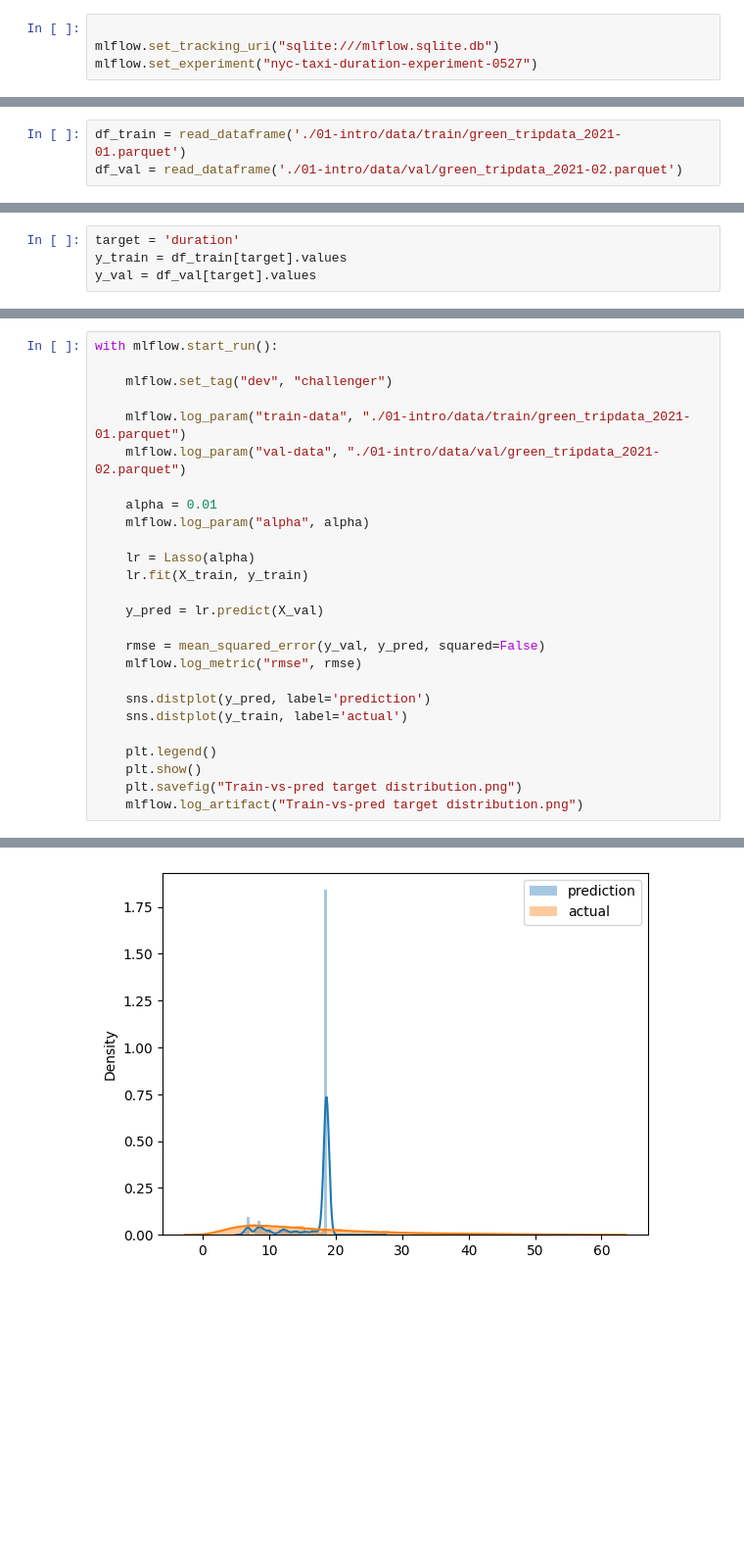
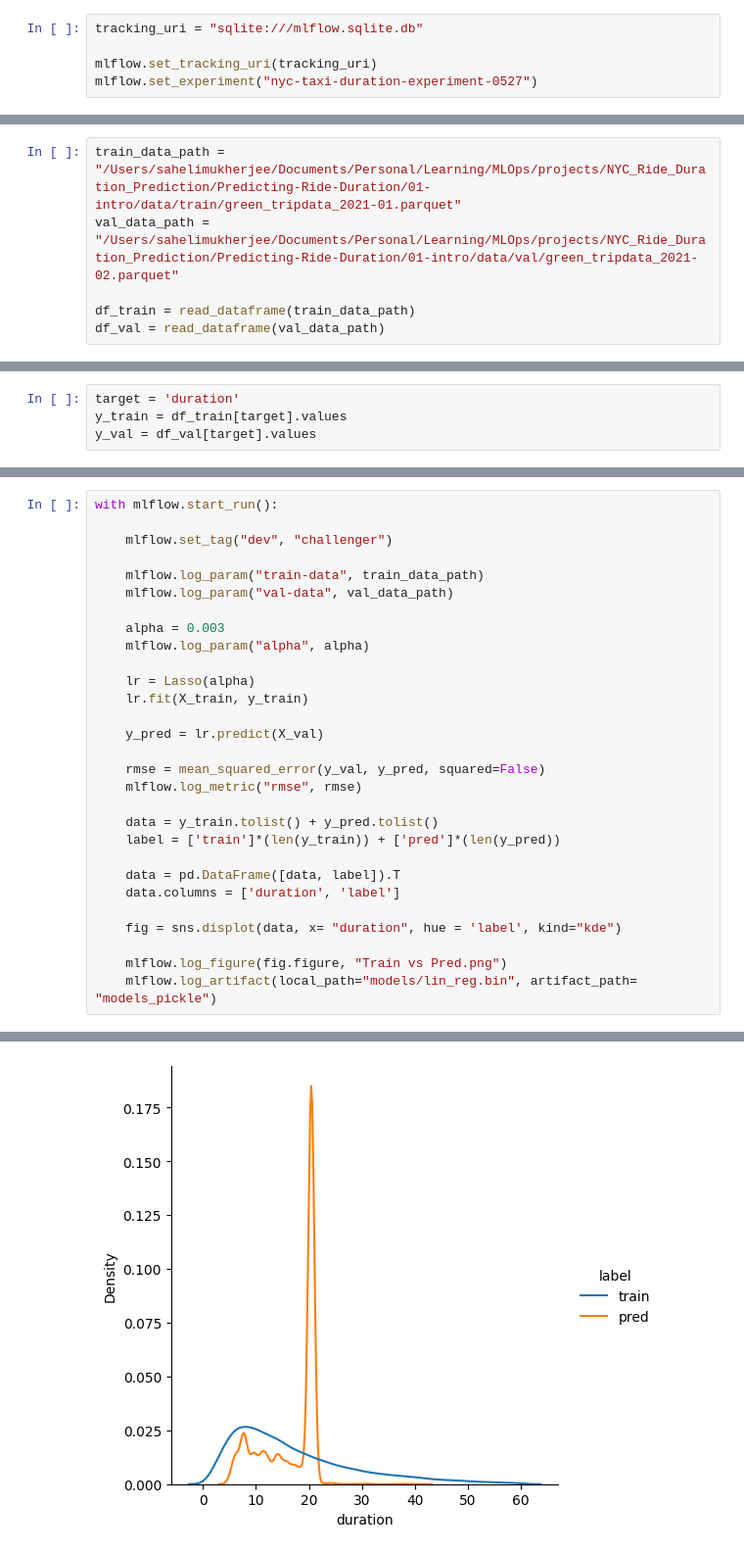
Before and after one commit to msaheli8/Predicting-Ride-Duration, a Jupyter notebook: 02-training/experiment_tracking/notebooks/duration_predict.ipynb, the cells around one changed output, grey strips where cells are left out. Shown at 98% size. Drawn from its saved outputs; the diff is of its cells as text; blank space fills up the shorter version.

Commit message:
experiment tracking and logging models and other artifacts

```diff
--- a/02-training/experiment_tracking/notebooks/duration_predict.ipynb
+++ b/02-training/experiment_tracking/notebooks/duration_predict.ipynb
@@ -19,5 +19,6 @@ os.chdir("/home/ubuntu/projects/Predict_Ride_Duration/")
 # %%
+tracking_uri = "sqlite:///mlflow.sqlite.db"
 
-mlflow.set_tracking_uri("sqlite:///mlflow.sqlite.db")
+mlflow.set_tracking_uri(tracking_uri)
 mlflow.set_experiment("nyc-taxi-duration-experiment-0527")
 # %% [output]
@@ -42,8 +43,11 @@ def read_dataframe(filename):
 
     return df
 # %%
-df_train = read_dataframe('./01-intro/data/train/green_tripdata_2021-01.parquet')
-df_val = read_dataframe('./01-intro/data/val/green_tripdata_2021-02.parquet')
+train_data_path = "/Users/sahelimukherjee/Documents/Personal/Learning/MLOps/projects/NYC_Ride_Duration_Prediction/Predicting-Ride-Duration/01-intro/data/train/green_tripdata_2021-01.parquet"
+val_data_path = "/Users/sahelimukherjee/Documents/Personal/Learning/MLOps/projects/NYC_Ride_Duration_Prediction/Predicting-Ride-Duration/01-intro/data/val/green_tripdata_2021-02.parquet"
+
+df_train = read_dataframe(train_data_path)
+df_val = read_dataframe(val_data_path)
 # %%
 df_train['PU_DO'] = df_train['PULocationID'] + '_' + df_train['DOLocationID']
 df_val['PU_DO'] = df_val['PULocationID'] + '_' + df_val['DOLocationID']
@@ -79,10 +87,10 @@ with mlflow.start_run():
 
     mlflow.set_tag("dev", "challenger")
 
-    mlflow.log_param("train-data", "./01-intro/data/train/green_tripdata_2021-01.parquet")
-    mlflow.log_param("val-data", "./01-intro/data/val/green_tripdata_2021-02.parquet")
+    mlflow.log_param("train-data", train_data_path)
+    mlflow.log_param("val-data", val_data_path)
 
-    alpha = 0.01
+    alpha = 0.003
     mlflow.log_param("alpha", alpha)
 
     lr = Lasso(alpha)
@@ -93,11 +101,14 @@ with mlflow.start_run():
     rmse = mean_squared_error(y_val, y_pred, squared=False)
     mlflow.log_metric("rmse", rmse)
 
-    sns.distplot(y_pred, label='prediction')
-    sns.distplot(y_train, label='actual')
+    data = y_train.tolist() + y_pred.tolist()
+    label = ['train']*(len(y_train)) + ['pred']*(len(y_pred))
 
-    plt.legend()
-    plt.show()
-    plt.savefig("Train-vs-pred target distribution.png")
-    mlflow.log_artifact("Train-vs-pred target distribution.png")
+    data = pd.DataFrame([data, label]).T
+    data.columns = ['duration', 'label']
+
+    fig = sns.displot(data, x= "duration", hue = 'label', kind="kde")
+
+    mlflow.log_figure(fig.figure, "Train vs Pred.png")
+    mlflow.log_artifact(local_path="models/lin_reg.bin", artifact_path= "models_pickle")
 # %% [output]
@@ -123 +115 @@ https://gist.github.com/mwaskom/de44147ed2974457ad6372750bbe5751
-[figure, old version]
+[figure, new version]
```
Also changed, not shown: parts of 14 cells of this notebook, 40 other files.
